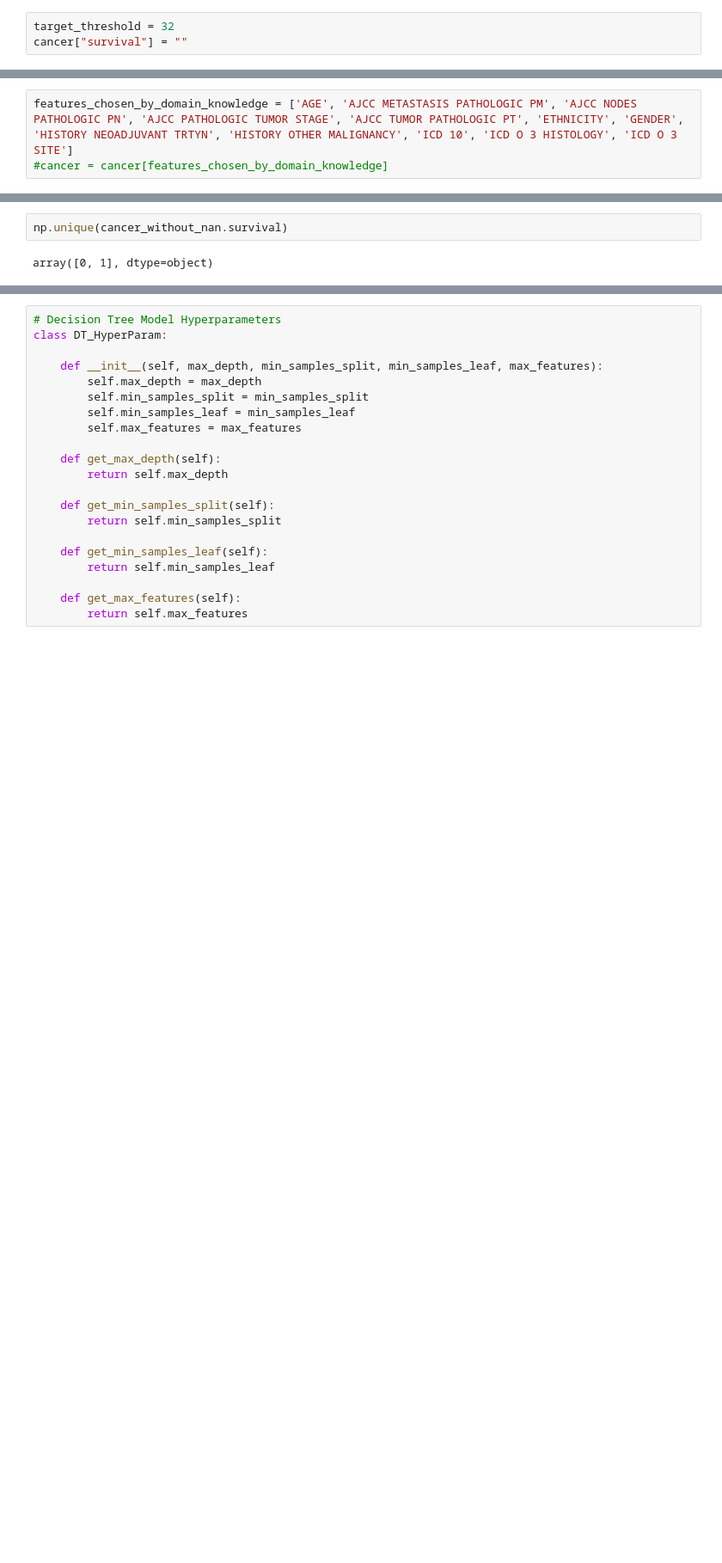
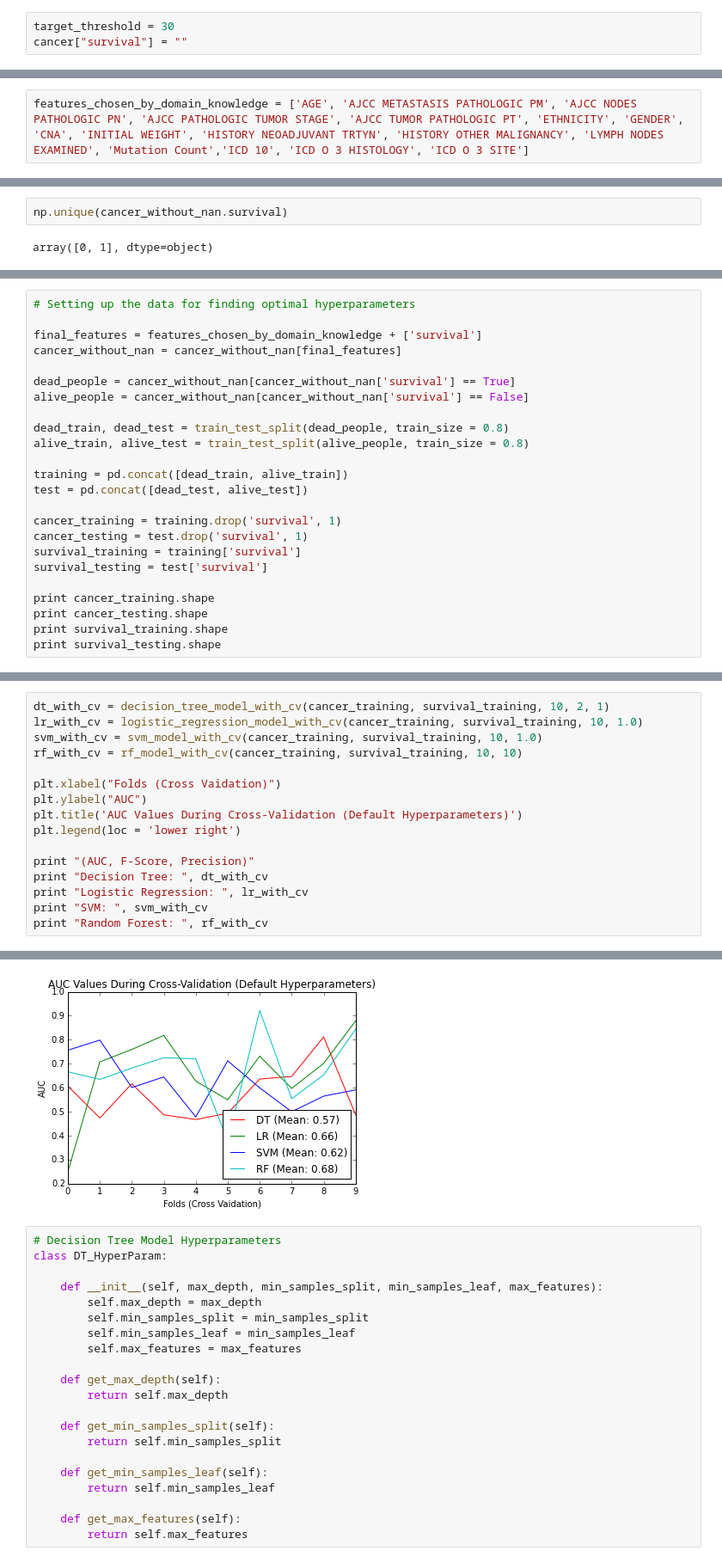
Before and after one commit to vdn207/Cancer-Data, a Jupyter notebook: Cancer/Intro_Project.ipynb, the cells around one changed output, grey strips where cells are left out. Shown at 86% size. Saved outputs shown, nothing was run; the diff lists cells and outputs as text; blank space fills up the shorter version.

```diff
--- a/Cancer/Intro_Project.ipynb
+++ b/Cancer/Intro_Project.ipynb
@@ -9,5 +13,5 @@ cancer = pd.read_csv("Breast Invasive Carcinoma (TCGA, Provisional).csv")
 # %%
-target_threshold = 32
+target_threshold = 30
 cancer["survival"] = ""
 # %%
 def setup_target_variable(df, target_column, new_column, threshold):
@@ -26,6 +34,5 @@ print np.unique(cancer.survival)
 # %%
-features_chosen_by_domain_knowledge = ['AGE', 'AJCC METASTASIS PATHOLOGIC PM', 'AJCC NODES PATHOLOGIC PN', 'AJCC PATHOLOGIC TUMOR STAGE', 'AJCC TUMOR PATHOLOGIC PT', 'ETHNICITY', 'GENDER', 'HISTORY NEOADJUVANT TRTYN', 'HISTORY OTHER MALIGNANCY', 'ICD 10', 'ICD O 3 HISTOLOGY', 'ICD O 3 SITE']
-#cancer = cancer[features_chosen_by_domain_knowledge]
+features_chosen_by_domain_knowledge = ['AGE', 'AJCC METASTASIS PATHOLOGIC PM', 'AJCC NODES PATHOLOGIC PN', 'AJCC PATHOLOGIC TUMOR STAGE', 'AJCC TUMOR PATHOLOGIC PT', 'ETHNICITY', 'GENDER', 'CNA', 'INITIAL WEIGHT', 'HISTORY NEOADJUVANT TRTYN', 'HISTORY OTHER MALIGNANCY', 'LYMPH NODES EXAMINED', 'Mutation Count','ICD 10', 'ICD O 3 HISTOLOGY', 'ICD O 3 SITE']
 # %%
 def convert_categorical_to_int(df, column_name):
 	'''Convert categorical values into integers'''
@@ -208,0 +161,24 @@ Random Forest (10-Fold CV):  0.569535020512
+# %%
+# Setting up the data for finding optimal hyperparameters
+
+final_features = features_chosen_by_domain_knowledge + ['survival']
+cancer_without_nan = cancer_without_nan[final_features]
+
+dead_people = cancer_without_nan[cancer_without_nan['survival'] == True]
+alive_people = cancer_without_nan[cancer_without_nan['survival'] == False]
+
+dead_train, dead_test = train_test_split(dead_people, train_size = 0.8)
+alive_train, alive_test = train_test_split(alive_people, train_size = 0.8)
+
+training = pd.concat([dead_train, alive_train])
+test = pd.concat([dead_test, alive_test])
+
+cancer_training = training.drop('survival', 1)
+cancer_testing = test.drop('survival', 1)
+survival_training = training['survival']
+survival_testing = test['survival']
+
+print cancer_training.shape
+print cancer_testing.shape
+print survival_training.shape
+print survival_testing.shape
@@ -208,0 +198,17 @@ Random Forest (10-Fold CV):  0.569535020512
+# %%
+dt_with_cv = decision_tree_model_with_cv(cancer_training, survival_training, 10, 2, 1)
+lr_with_cv = logistic_regression_model_with_cv(cancer_training, survival_training, 10, 1.0)
+svm_with_cv = svm_model_with_cv(cancer_training, survival_training, 10, 1.0)
+rf_with_cv = rf_model_with_cv(cancer_training, survival_training, 10, 10)
+
+plt.xlabel("Folds (Cross Vaidation)")
+plt.ylabel("AUC")
+plt.title('AUC Values During Cross-Validation (Default Hyperparameters)')
+plt.legend(loc = 'lower right')
+
+print "(AUC, F-Score, Precision)"
+print "Decision Tree: ", dt_with_cv
+print "Logistic Regression: ", lr_with_cv
+print "SVM: ", svm_with_cv
+print "Random Forest: ", rf_with_cv
+# %% [output]
@@ -209,3 +220,4 @@ Random Forest (10-Fold CV):  0.569535020512
+[figure, added]
 # %%
 # Decision Tree Model Hyperparameters
 class DT_HyperParam:
```
Also changed, not shown: parts of 34 cells of this notebook.
